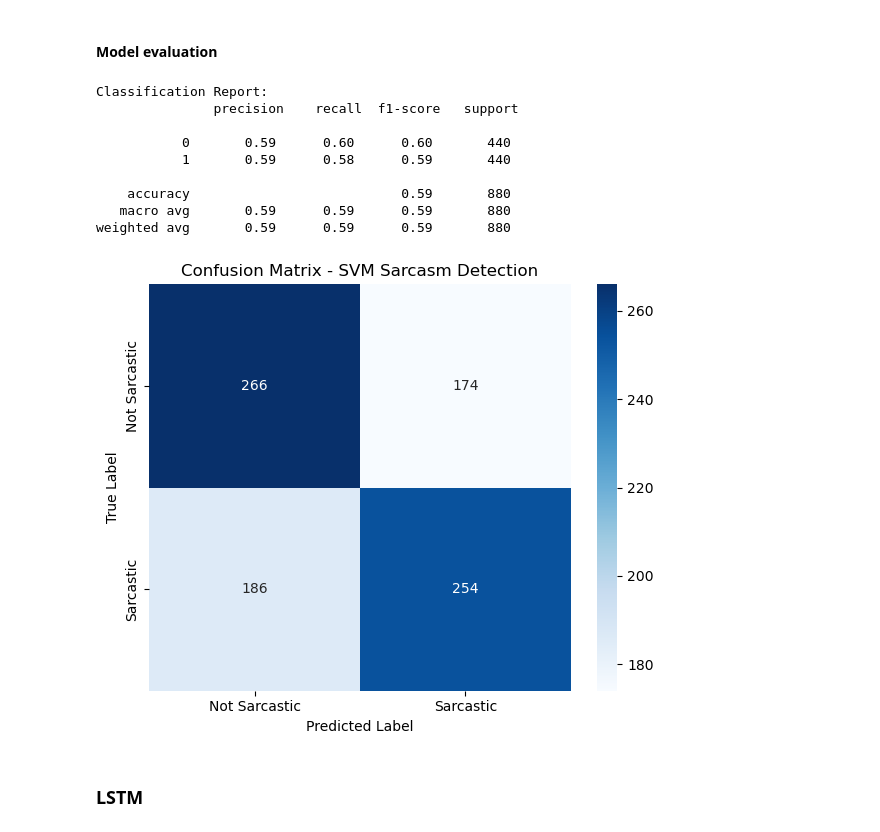
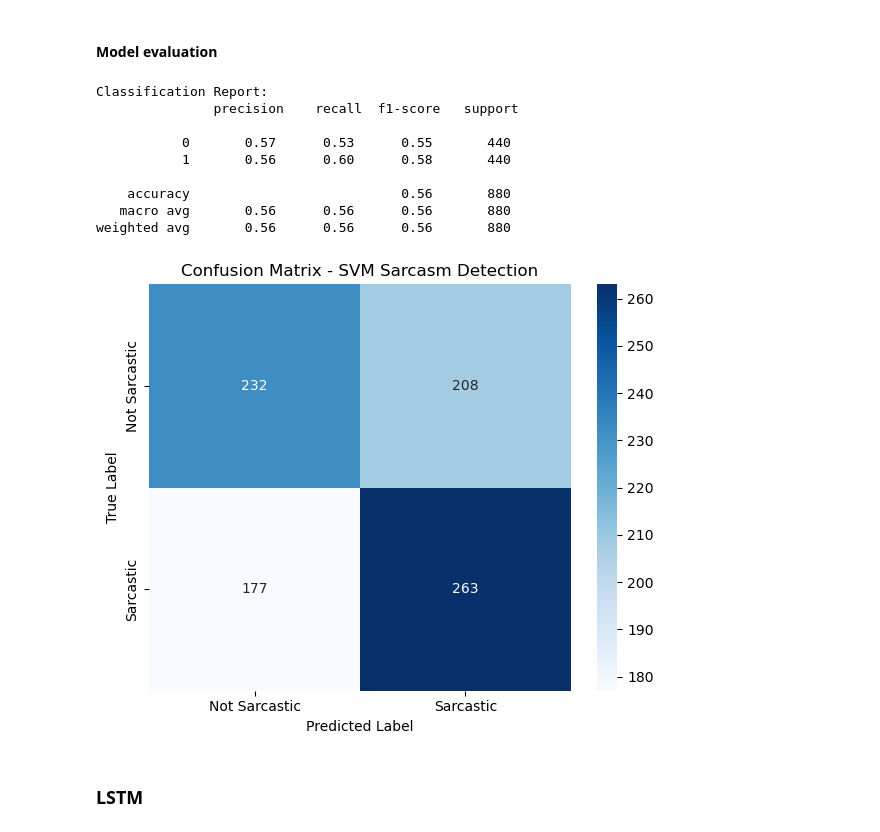
Before and after one commit to minhtripham9/sarcasm-detection, a Jupyter notebook: Code/SVM-LSTM-DS1.ipynb, the cells around one changed output. Drawn from its saved outputs; the diff is of its cells as text; code cells hidden in the pictures.

```diff
--- a/Code/SVM-LSTM-DS1.ipynb
+++ b/Code/SVM-LSTM-DS1.ipynb
@@ -53,7 +53,7 @@ df1 = pd.read_json('../Dataset/sarcasm_detection_shared_task_reddit_training.jso
 df1['label'] = df1['label'].replace({'SARCASM': 1, 'NOT_SARCASM': 0}).astype(int)
 
 # Convert context list to string (join with ' ||| ')
-df1['context'] = df1['context'].apply(lambda x: ' ||| '.join(x) if isinstance(x, list) else '')
+df1['context'] = df1['context'].apply(lambda x: ' '.join(x) if isinstance(x, list) else '')
 
 df1
 # %% [output]
@@ -73,7 +75,7 @@ df1
 # %% [markdown]
 #### Dataset 1 preparation
 # %%
-df1['input_text'] = df1['context'] + ' [SEP] ' + df1['response']
+df1['input_text'] = df1['context'] #+ ' [SEP] ' + df1['response']
 
 # Check the result
 print(df1[['input_text', 'label']].head())
@@ -126,43 +128,42 @@ Training complete. Model and vectorizer saved.
 #### Model evaluation
 # %%
 # Load test data, model, and vectorizer
-test_df1 = pd.read_csv("../Dataset/test_data.csv")
 X_test_SVM = test_df1['input_text']
 y_test_SVM = test_df1['label']
 
 vectorizer = joblib.load("../Dataset/temp/tfidf_vectorizer.joblib")
 svm = joblib.load("../Dataset/temp/svm_model.joblib")
 
 # Transform test data and predict
 X_test_vec_SVM = vectorizer.transform(X_test_SVM)
 y_pred_SVM = svm.predict(X_test_vec_SVM)
 
 # Evaluate
 print("Classification Report:\n", classification_report(y_test_SVM, y_pred_SVM))
 
 cm = confusion_matrix(y_test_SVM, y_pred_SVM)
 labels = ['Not Sarcastic', 'Sarcastic']
 
 # Plot using seaborn
 plt.figure(figsize=(6, 5))
 sns.heatmap(cm, annot=True, fmt='d', cmap='Blues',
             xticklabels=labels, yticklabels=labels)
 plt.xlabel('Predicted Label')
 plt.ylabel('True Label')
 plt.title('Confusion Matrix - SVM Sarcasm Detection')
 plt.tight_layout()
 plt.show()
 # %% [output]
 Classification Report:
                precision    recall  f1-score   support
 
-           0       0.59      0.60      0.60       440
-           1       0.59      0.58      0.59       440
+           0       0.57      0.53      0.55       440
+           1       0.56      0.60      0.58       440
 
-    accuracy                           0.59       880
-   macro avg       0.59      0.59      0.59       880
-weighted avg       0.59      0.59      0.59       880
+    accuracy                           0.56       880
+   macro avg       0.56      0.56      0.56       880
+weighted avg       0.56      0.56      0.56       880
-[figure, old version]
+[figure, new version]
 # %% [markdown]
 ### LSTM
 # %% [markdown]
```
Also changed, not shown: parts of 22 cells of this notebook, 8 other files.
